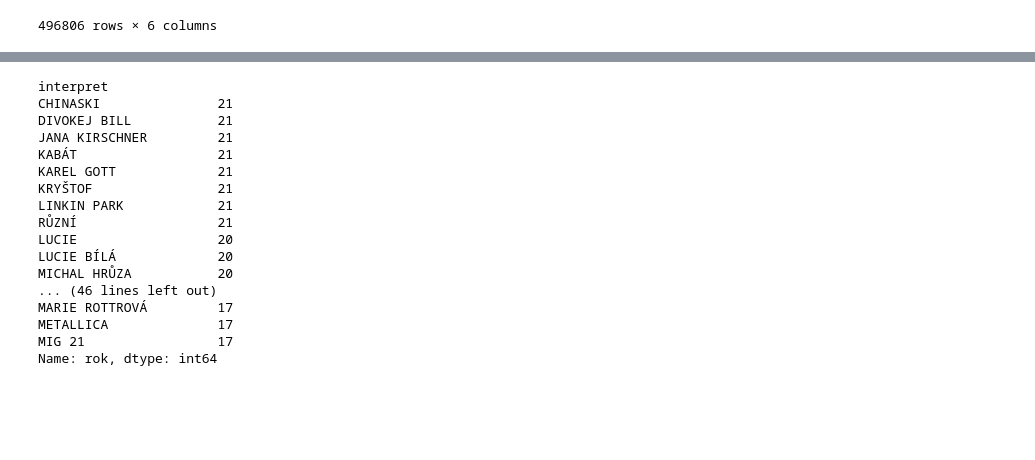
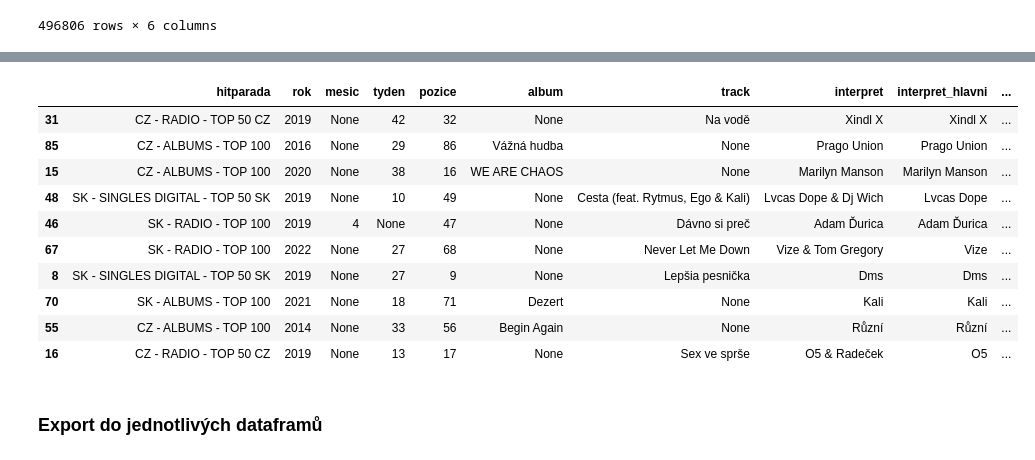
Before and after one commit to DataRozhlas/hitparady, a Jupyter notebook: 005 spojení a čištění IFPI.ipynb, the cells around one changed output, grey strips where cells are left out. Cells and saved outputs as stored; diff of their text form; code cells hidden in the pictures; blank space fills up the shorter version.

```diff
--- a/005 spojení a čištění IFPI.ipynb
+++ b/005 spojení a čištění IFPI.ipynb
@@ -102,0 +179,6 @@ df['rok'] = df['obdobi'].apply(lambda x: x[-4:])
+# %%
+df = df.drop(columns=['track/album','obdobi'])
+# %%
+poradi = ['hitparada','rok','mesic','tyden','pozice','album','track','interpret','interpret_hlavni','vydavatel']
+# %%
+df = df.reindex(columns=poradi)
@@ -103,2 +187,2 @@ df['rok'] = df['obdobi'].apply(lambda x: x[-4:])
 # %%
-df[df['rok'] == " 201"]
+df = df.sort_values(by=['hitparada','rok','mesic','tyden','pozice'])
@@ -159,20 +189,16 @@ Name: obdobi, dtype: int64
-# %%
-df.groupby("interpret")["rok"].nunique().nlargest(60)
-# %% [output]
-interpret
-CHINASKI               21
-DIVOKEJ BILL           21
-JANA KIRSCHNER         21
-KABÁT                  21
-KAREL GOTT             21
-KRYŠTOF                21
-LINKIN PARK            21
-RŮZNÍ                  21
-LUCIE                  20
-LUCIE BÍLÁ             20
-MICHAL HRŮZA           20
-... (46 lines left out)
-MARIE ROTTROVÁ         17
-METALLICA              17
-MIG 21                 17
-Name: rok, dtype: int64
+# %%
+df.sample(10)
+# %% [output]
+|  | hitparada | rok | mesic | tyden | pozice | album | track | interpret | interpret_hlavni | ... |
+| 31 | CZ - RADIO - TOP 50 CZ | 2019 | None | 42 | 32 | None | Na vodě | Xindl X | Xindl X | ... |
+| 85 | CZ - ALBUMS - TOP 100 | 2016 | None | 29 | 86 | Vážná hudba | None | Prago Union | Prago Union | ... |
+| 15 | CZ - ALBUMS - TOP 100 | 2020 | None | 38 | 16 | WE ARE CHAOS | None | Marilyn Manson | Marilyn Manson | ... |
+| 48 | SK - SINGLES DIGITAL - TOP 50 SK | 2019 | None | 10 | 49 | None | Cesta (feat. Rytmus, Ego & Kali) | Lvcas Dope & Dj Wich | Lvcas Dope | ... |
+| 46 | SK - RADIO - TOP 100 | 2019 | 4 | None | 47 | None | Dávno si preč | Adam Ďurica | Adam Ďurica | ... |
+| 67 | SK - RADIO - TOP 100 | 2022 | None | 27 | 68 | None | Never Let Me Down | Vize & Tom Gregory | Vize | ... |
+| 8 | SK - SINGLES DIGITAL - TOP 50 SK | 2019 | None | 27 | 9 | None | Lepšia pesnička | Dms | Dms | ... |
+| 70 | SK - ALBUMS - TOP 100 | 2021 | None | 18 | 71 | Dezert | None | Kali | Kali | ... |
+| 55 | CZ - ALBUMS - TOP 100 | 2014 | None | 33 | 56 | Begin Again | None | Různí | Různí | ... |
+| 16 | CZ - RADIO - TOP 50 CZ | 2019 | None | 13 | 17 | None | Sex ve sprše | O5 & Radeček | O5 | ... |
+# %% [markdown]
+### Export do jednotlivých dataframů
```
Also changed, not shown: parts of 35 cells of this notebook, 24 other files.
